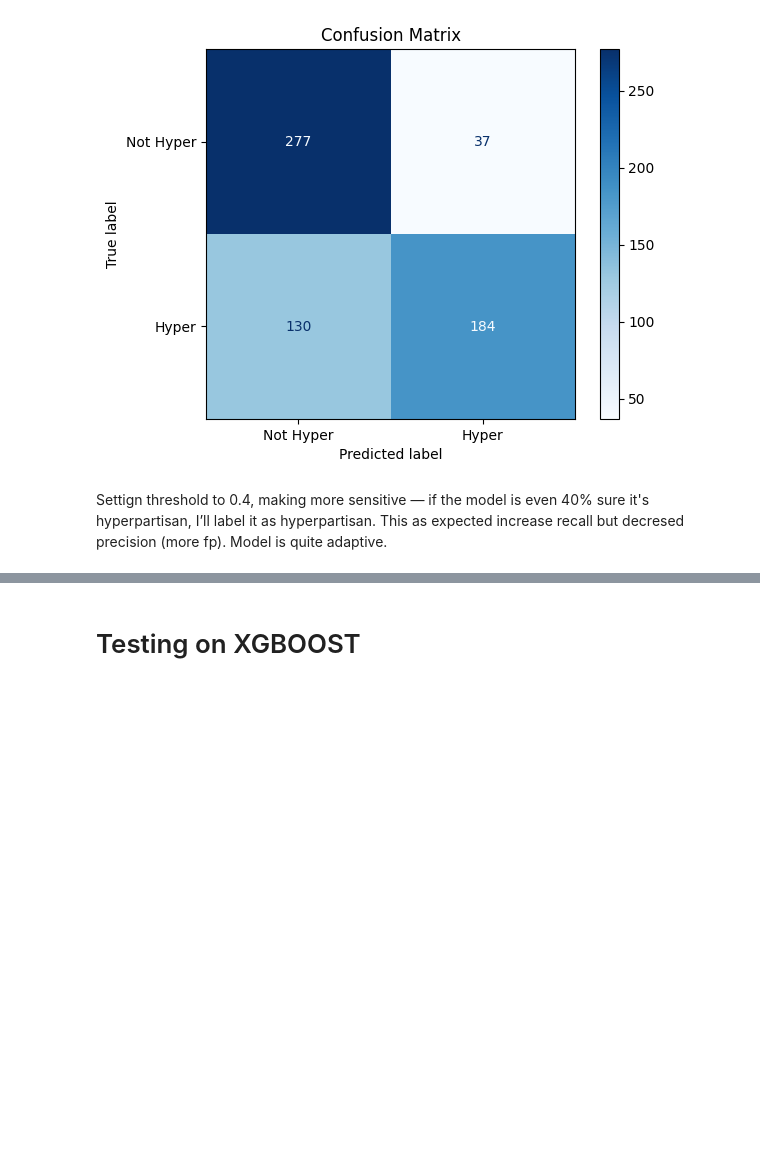
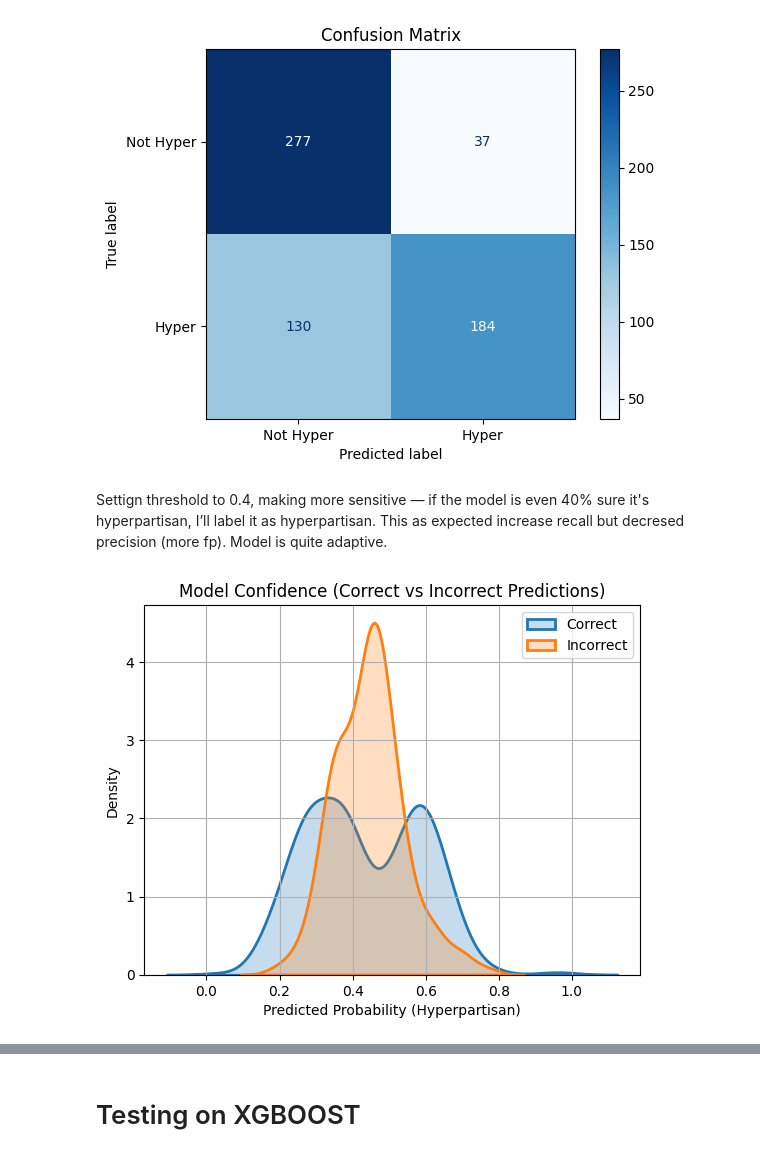
Before and after one commit to badaa002/DAT550-2025---Hyperpartisan-News-Detection-, a Jupyter notebook: notebooks/GridSearchCV.ipynb, the cells around one changed output, grey strips where cells are left out. Drawn from its saved outputs; the diff is of its cells as text; code cells hidden in the pictures; blank space fills up the shorter version.

```diff
--- a/notebooks/GridSearchCV.ipynb
+++ b/notebooks/GridSearchCV.ipynb
@@ -222,6 +214,10 @@ threshold = 0.5 # later: test 0.5 or 0.45 or 0.4 too
 y_proba = best_rf.predict_proba(X_test_comb)[:, 1]
 y_pred = (y_proba > threshold).astype(int)
 
+#=== Additional analyzation ===
+confidence_rf = y_proba  # probability for hyperpartisan
+correct_rf = y_pred == y_test
+
 # === Evaluate ===
 metrics(y_test, y_pred, y_proba)
 plot_confusion_matrix(y_test, y_pred)
@@ -237,3 +233,17 @@ AUC: 0.85
 [figure]
 # %% [markdown]
 Settign threshold to 0.4, making more sensitive — if the model is even 40% sure it's hyperpartisan, I’ll label it as hyperpartisan. This as expected increase recall but decresed precision (more fp). Model is quite adaptive.
+# %%
+#Why: Helps show how certain the model is in its predictions.
+import seaborn as sns
+import matplotlib.pyplot as plt
+
+sns.kdeplot(confidence_rf[correct_rf], label="Correct", fill=True, linewidth=2)
+sns.kdeplot(confidence_rf[~correct_rf], label="Incorrect", fill=True, linewidth=2)
+plt.title("Model Confidence (Correct vs Incorrect Predictions)")
+plt.xlabel("Predicted Probability (Hyperpartisan)")
+plt.legend()
+plt.grid(True)
+plt.show()
+# %% [output]
+[figure, added]
```
Also changed, not shown: parts of 6 cells of this notebook, 16 other files.
